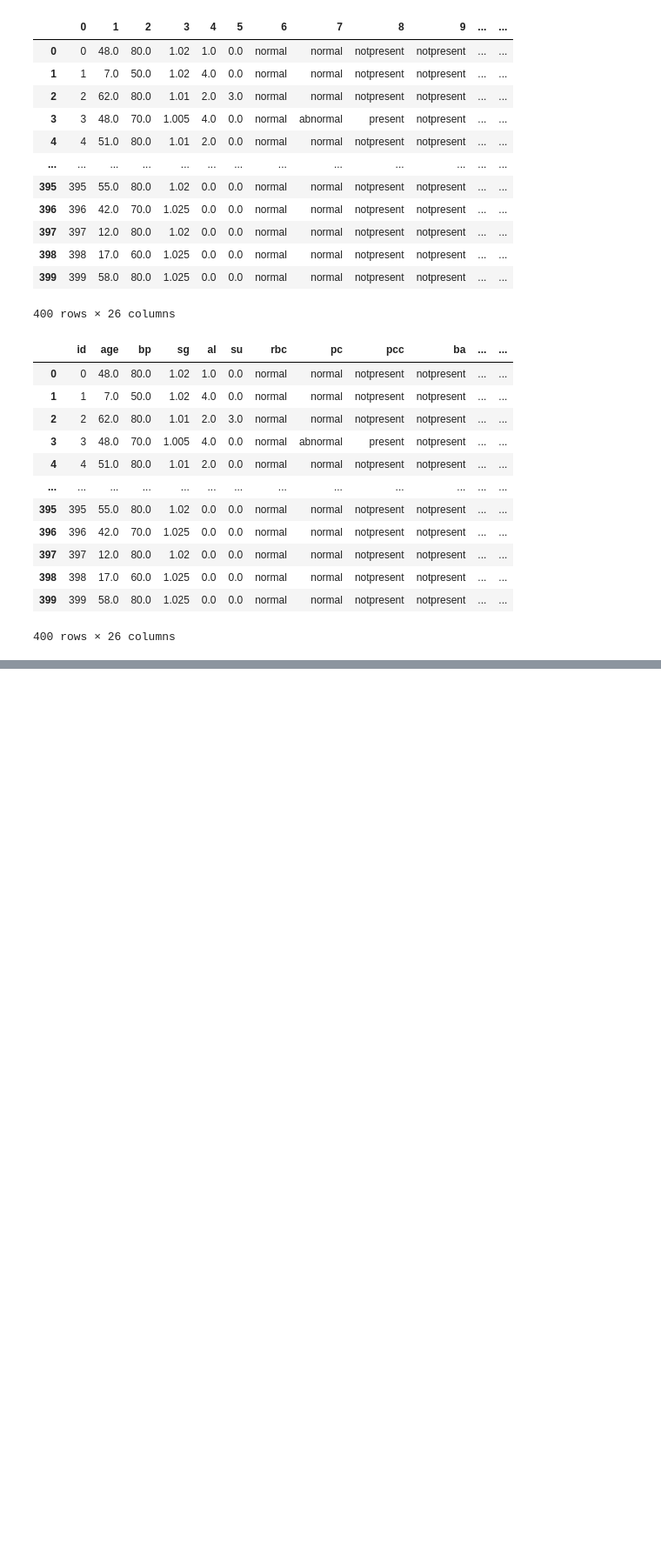
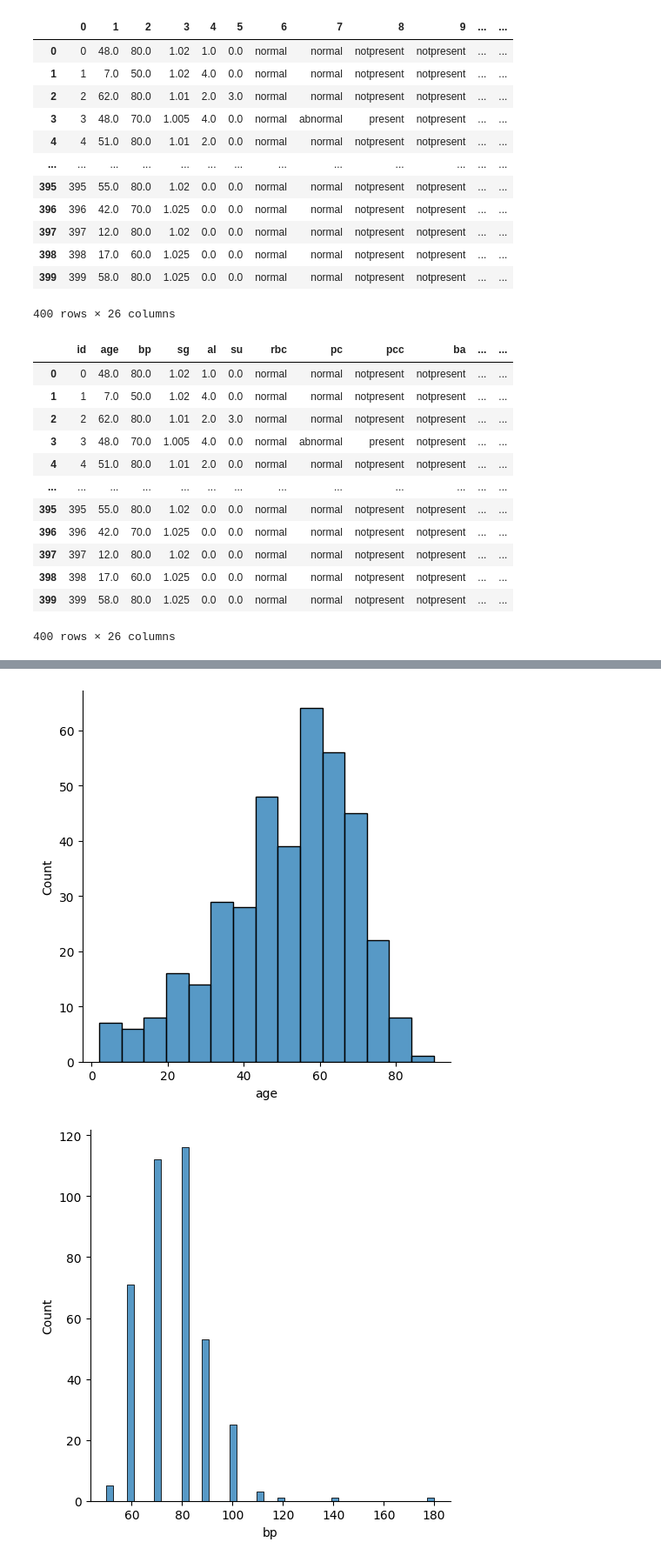
Before and after one commit to UjjwalRana12/Regression-ML, a Jupyter notebook: z6_kidney/kidney.ipynb, the cells around one changed output, grey strips where cells are left out. Shown at 87% size. Cells and saved outputs as stored; diff of their text form; code cells hidden in the pictures; blank space fills up the shorter version.

```diff
--- a/z6_kidney/kidney.ipynb
+++ b/z6_kidney/kidney.ipynb
@@ -97,0 +297,9 @@ df_imputer
+# %%
+def displots(col):
+    sns.displot(data[col])
+    plt.show()
+for i in list(df_imputer.select_dtypes(exclude=['object']).columns)[1:]:
+    displots(i)
+# %% [output]
+[figure, added]
+[figure, added]
```
Also changed, not shown: parts of 36 cells of this notebook, 1 other file.
